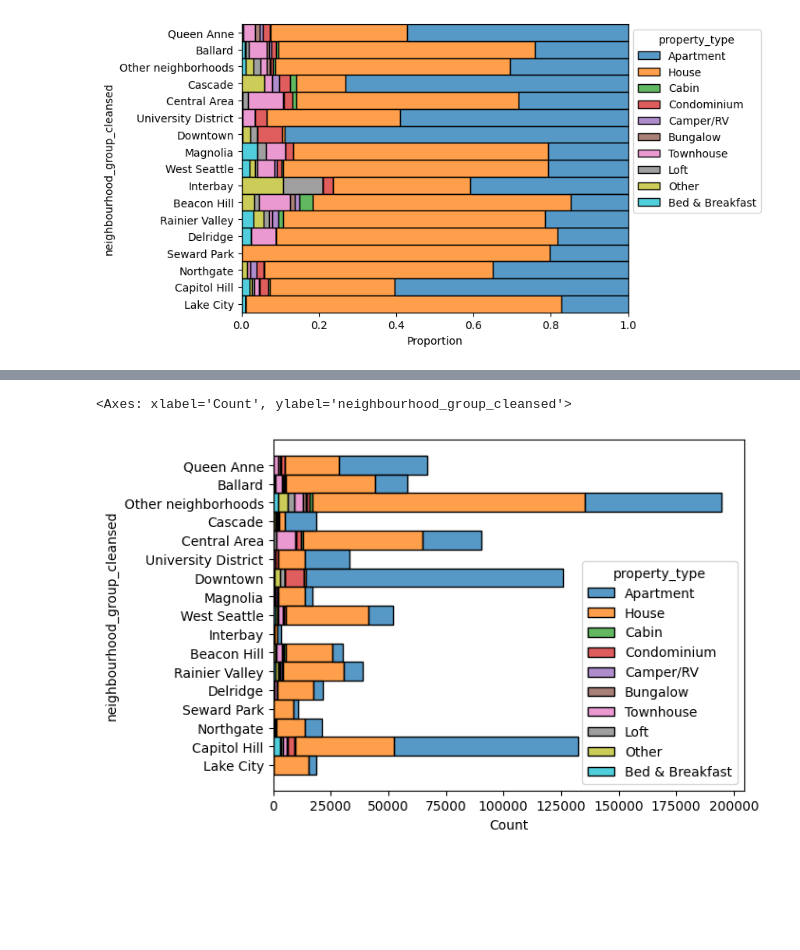
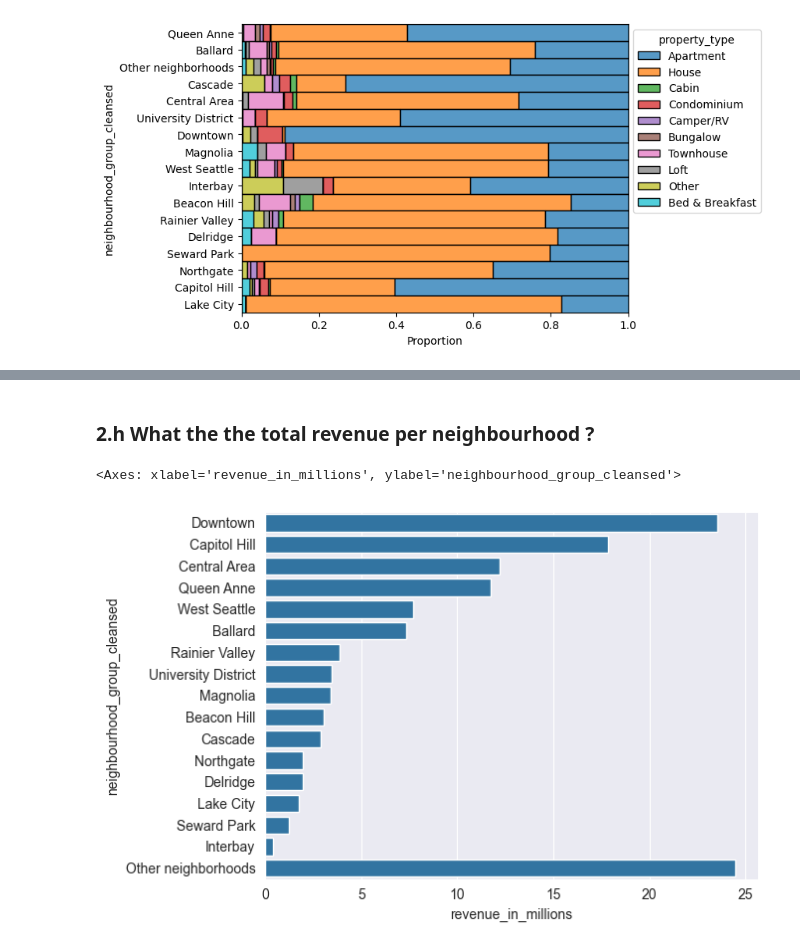
Before and after one commit to AayushSo/AirBnB-prelim-analysis, a Jupyter notebook: medium_airbnb.ipynb, the cells around one changed output, grey strips where cells are left out. Cells and saved outputs as stored; diff of their text form; code cells hidden in the pictures; blank space fills up the shorter version.

```diff
--- a/medium_airbnb.ipynb
+++ b/medium_airbnb.ipynb
@@ -544,10 +529,13 @@ sns.histplot(
-# %%
-sns.histplot(
-    data=df_nbr,
-    y='neighbourhood_group_cleansed',
-    hue='property_type',
-    multiple='stack',
-    stat='count')
-# %% [output]
-<Axes: xlabel='Count', ylabel='neighbourhood_group_cleansed'>
-[figure, removed]
+# %% [markdown]
+### 2.h What the the total revenue per neighbourhood ?
+# %%
+#df_listings.groupby('neighbourhood_cleansed').price.sum().sort_values(ascending=False)
+#for i in df_listings.columns : print(i)
+k = df_nbr.groupby('neighbourhood_group_cleansed',as_index=False).price.sum().sort_values(ascending=False,by='price')
+k['revenue_in_millions']=k.price/1000000 # in millions
+order = k.neighbourhood_group_cleansed.tolist()
+sns.barplot(data=k,
+           y='neighbourhood_group_cleansed',x='revenue_in_millions', order = order[1:]+[order[0]])
+# %% [output]
+<Axes: xlabel='revenue_in_millions', ylabel='neighbourhood_group_cleansed'>
+[figure, added]
```
Also changed, not shown: parts of 26 cells of this notebook, 1 other file.
